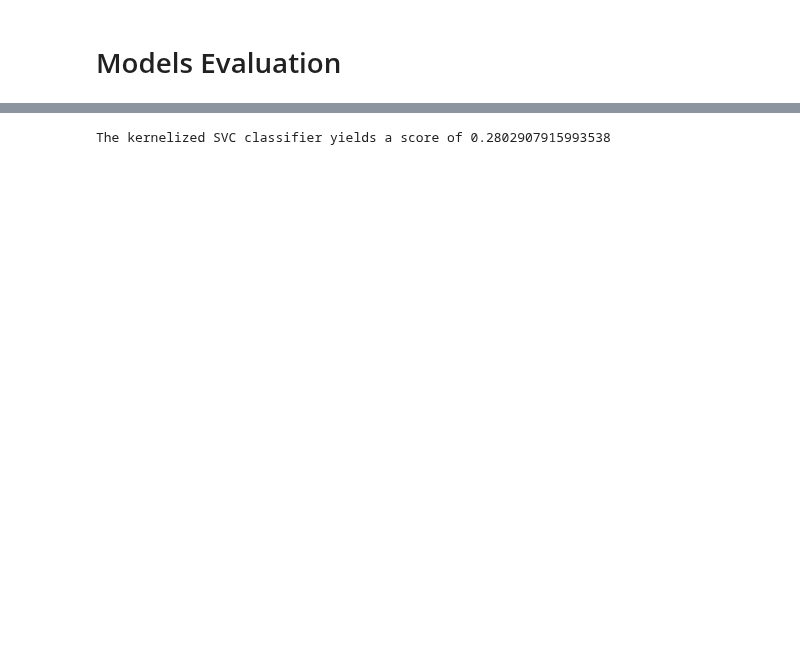
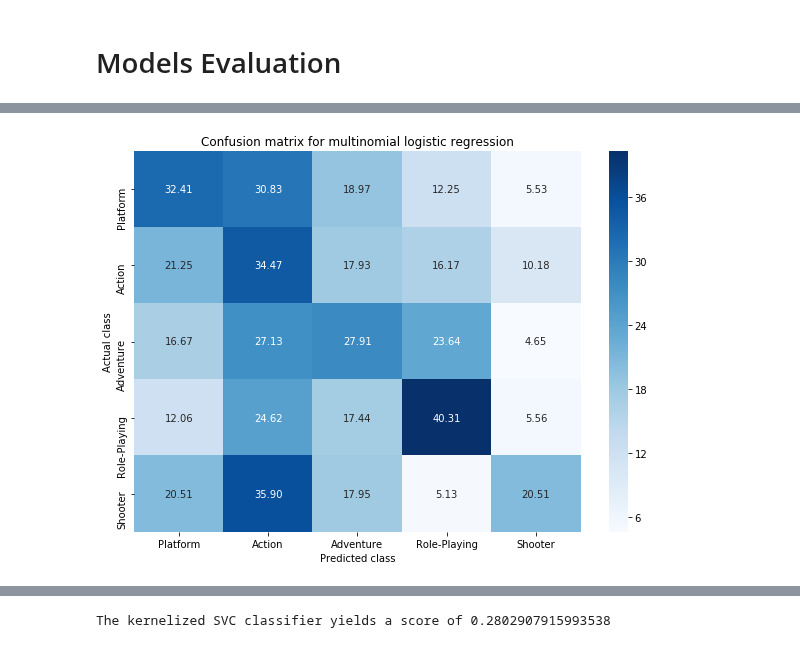
Before and after one commit to cedricviaccoz/musicology, a Jupyter notebook: dataset/Jsymbolic features.ipynb, the cells around one changed output, grey strips where cells are left out. Cells and saved outputs as stored; diff of their text form; code cells hidden in the pictures; blank space fills up the shorter version.

```diff
--- a/dataset/Jsymbolic features.ipynb
+++ b/dataset/Jsymbolic features.ipynb
@@ -57,7 +42,7 @@ By joining the game music dataframe with the features dataset produced by JSimbo
 
 This dataset provides 156 musical feature for each valid midi.
 # %%
-df_pred = df_genres.join(df_features, how='inner').reset_index()
+df_pred = df_genres[['genre']].join(df_features, how='inner').reset_index()
 df_pred = df_pred.replace([np.inf, -np.inf], np.nan).dropna()
 df_pred.head()
 # %% [output]
@@ -74,0 +58,3 @@ These are Action, Role-Playing, Platform, Adventure, and Shooter.
+# %%
+df_counts = df_genres.groupby('genre').size().reset_index(name='counts').sort_values(by='counts', ascending=False)
+df_counts
@@ -75,4 +79,5 @@ These are Action, Role-Playing, Platform, Adventure, and Shooter.
 # %%
-df_pred = df_pred[(df_pred['genre'] == 'Action') | (df_pred['genre'] == 'Role-Playing') | (df_pred['genre'] == 'Platform') | (df_pred['genre'] == 'Adventure') | (df_pred['genre'] == 'Shooter')]
+df_pred = df_pred[df_pred.genre.isin(df_counts[df_counts.counts > 2000]['genre'])]
 print("For this first analysis, 5 genres entailing " + str(df_pred.shape[0]) + " MIDIs will be considered.")
+print('The genres are: %s'%", ".join(np.unique(df_pred['genre'])))
 # %% [output]
@@ -81,7 +87,7 @@ For this first analysis, 5 genres entailing 18569 MIDIs will be considered.
 The dataset is divided into features and labels - X and y respectively - for the purpose of the classification task. The labels Y are mapped to integers to comply with the requirements of certain Machine Learning models such as linear regression.
 # %%
 X = df_pred.iloc[:, 2:]
-y, y_string = pd.factorize(df_pred['genre'])
+y, labels = pd.factorize(df_pred['genre'])
 # %% [markdown]
 The dataset is split into training and testing sets with a 8-2 ratio, which seems very reasonable considering the size of the dataset.
 # %%
@@ -148,0 +142,14 @@ To validate this assumption, the data is run on a kernelized Support Vectore Mac
+# %%
+arr = confusion_matrix(clf.predict(X_test), y_test)
+arr = arr/arr.sum(axis=1).reshape(1,-1).T*100
+df_cm = pd.DataFrame(arr, index = [i for i in labels],
+                  columns = [i for i in labels])
+plt.figure(figsize = (10,7))
+
+sns.heatmap(df_cm, annot=True, cmap='Blues', fmt='.2f')
+plt.xlabel("Predicted class")
+plt.ylabel("Actual class")
+plt.title("Confusion matrix for multinomial logistic regression")
+plt.show();
+# %% [output]
+[figure, added]
```
Also changed, not shown: parts of 32 cells of this notebook.
